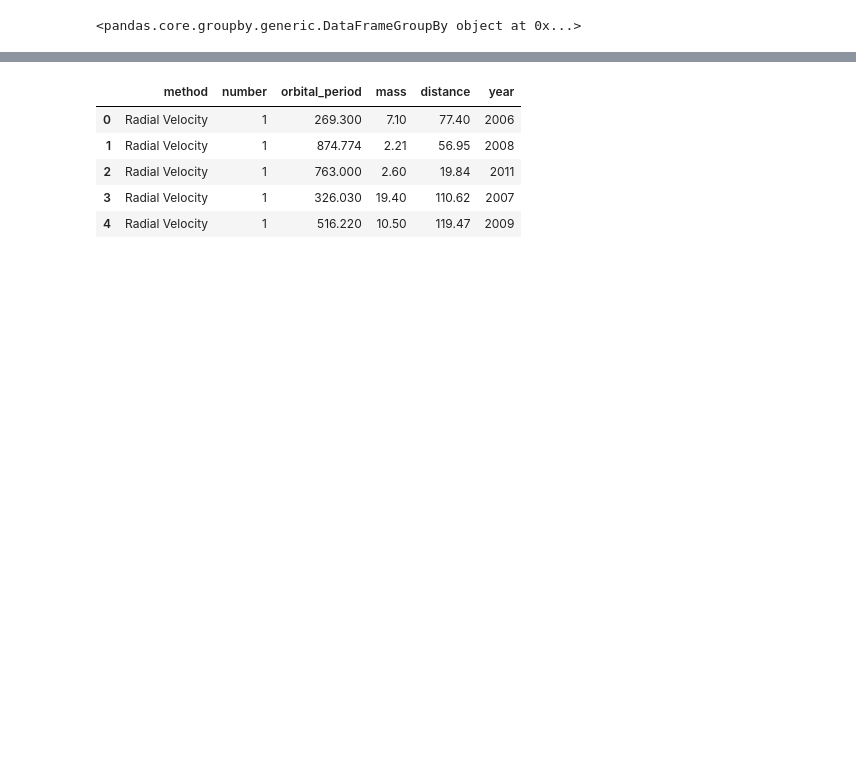
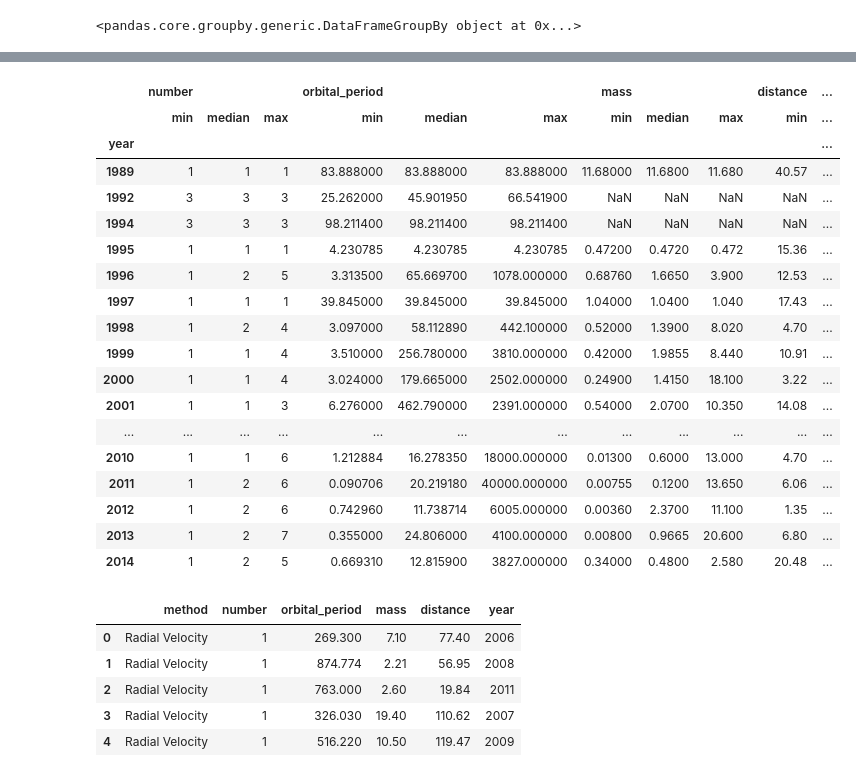
Before and after one commit to DzygaSkoryk/astronomy_python, a Jupyter notebook: Pandas/Pandas_Part2.ipynb, the cells around one changed output, grey strips where cells are left out. Saved outputs shown, nothing was run; the diff lists cells and outputs as text; code cells hidden in the pictures; blank space fills up the shorter version.

```diff
--- a/Pandas/Pandas_Part2.ipynb
+++ b/Pandas/Pandas_Part2.ipynb
@@ -392,6 +461,26 @@ planets.groupby('method')
 # %%
 # agregate method
-# planets.groupby('year').aggregate(['min', np.median, max])
+planets.groupby('year').aggregate(['min', np.median, max])
+# %% [output]
+|  | number |  |  | orbital_period |  |  | mass |  |  | distance | ... |
+|  | min | median | max | min | median | max | min | median | max | min | ... |
+| year |  |  |  |  |  |  |  |  |  |  | ... |
+| 1989 | 1 | 1 | 1 | 83.888000 | 83.888000 | 83.888000 | 11.68000 | 11.6800 | 11.680 | 40.57 | ... |
+| 1992 | 3 | 3 | 3 | 25.262000 | 45.901950 | 66.541900 | NaN | NaN | NaN | NaN | ... |
+| 1994 | 3 | 3 | 3 | 98.211400 | 98.211400 | 98.211400 | NaN | NaN | NaN | NaN | ... |
+| 1995 | 1 | 1 | 1 | 4.230785 | 4.230785 | 4.230785 | 0.47200 | 0.4720 | 0.472 | 15.36 | ... |
+| 1996 | 1 | 2 | 5 | 3.313500 | 65.669700 | 1078.000000 | 0.68760 | 1.6650 | 3.900 | 12.53 | ... |
+| 1997 | 1 | 1 | 1 | 39.845000 | 39.845000 | 39.845000 | 1.04000 | 1.0400 | 1.040 | 17.43 | ... |
+| 1998 | 1 | 2 | 4 | 3.097000 | 58.112890 | 442.100000 | 0.52000 | 1.3900 | 8.020 | 4.70 | ... |
+| 1999 | 1 | 1 | 4 | 3.510000 | 256.780000 | 3810.000000 | 0.42000 | 1.9855 | 8.440 | 10.91 | ... |
+| 2000 | 1 | 1 | 4 | 3.024000 | 179.665000 | 2502.000000 | 0.24900 | 1.4150 | 18.100 | 3.22 | ... |
+| 2001 | 1 | 1 | 3 | 6.276000 | 462.790000 | 2391.000000 | 0.54000 | 2.0700 | 10.350 | 14.08 | ... |
+| ... | ... | ... | ... | ... | ... | ... | ... | ... | ... | ... | ... |
+| 2010 | 1 | 1 | 6 | 1.212884 | 16.278350 | 18000.000000 | 0.01300 | 0.6000 | 13.000 | 4.70 | ... |
+| 2011 | 1 | 2 | 6 | 0.090706 | 20.219180 | 40000.000000 | 0.00755 | 0.1200 | 13.650 | 6.06 | ... |
+| 2012 | 1 | 2 | 6 | 0.742960 | 11.738714 | 6005.000000 | 0.00360 | 2.3700 | 11.100 | 1.35 | ... |
+| 2013 | 1 | 2 | 7 | 0.355000 | 24.806000 | 4100.000000 | 0.00800 | 0.9665 | 20.600 | 6.80 | ... |
+| 2014 | 1 | 2 | 5 | 0.669310 | 12.815900 | 3827.000000 | 0.34000 | 0.4800 | 2.580 | 20.48 | ... |
 # %%
 planets.head()
 # %% [output]
```
Also changed, not shown: parts of 29 cells of this notebook, 1 other file.
